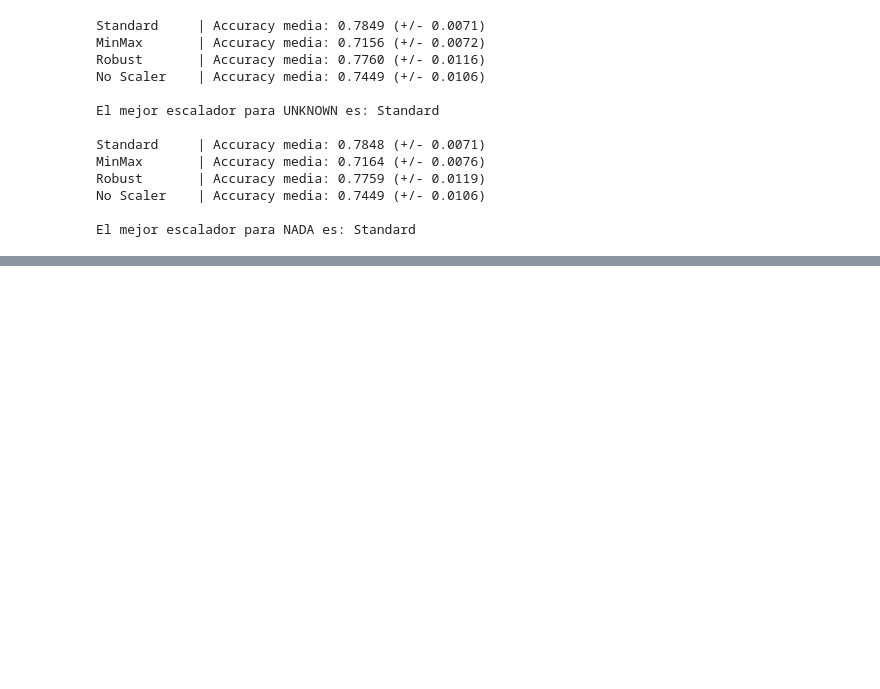
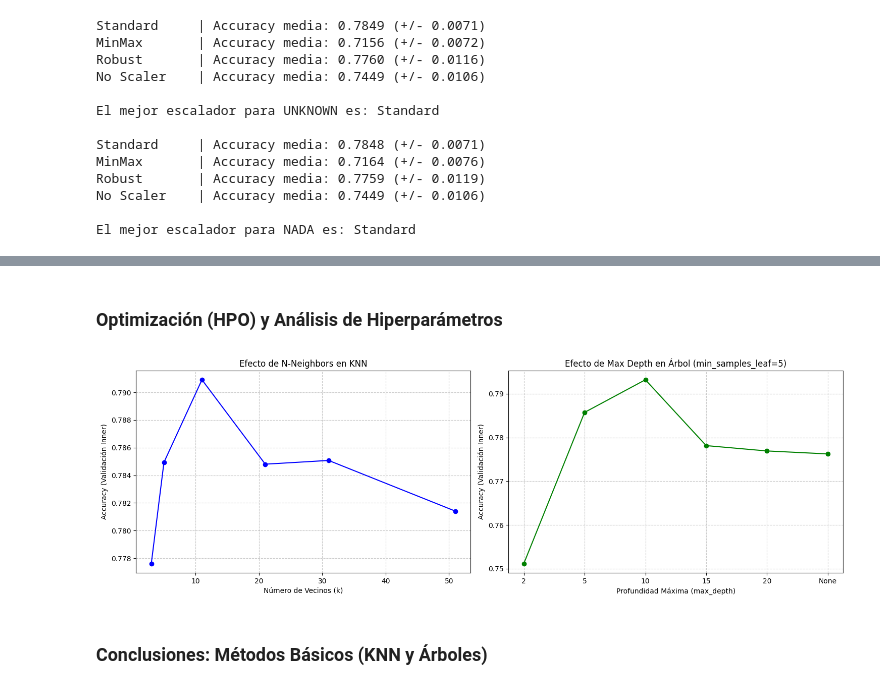
Before and after one commit to mmanchado6/P1_Machine_learning, a Jupyter notebook: Notebook.ipynb, the cells around one changed output, grey strips where cells are left out. Drawn from its saved outputs; the diff is of its cells as text; code cells hidden in the pictures; blank space fills up the shorter version.

Commit message:
Punto cuatro acabado (a falta de revisarlo todo bien)

```diff
--- a/Notebook.ipynb
+++ b/Notebook.ipynb
@@ -288,0 +361,36 @@ El mejor escalador para NADA es: Standard
+# %% [markdown]
+### Optimización (HPO) y Análisis de Hiperparámetros
+# %%
+# --- Visualización del efecto de parámetros (Punto 2.d) ---
+fig, ax = plt.subplots(1, 2, figsize=(15, 5))
+
+# 1. Gráfico KNN: Efecto del número de vecinos
+ax[0].plot(param_knn['model__n_neighbors'], grid_knn.cv_results_['mean_test_score'],
+           marker='o', linestyle='-', color='blue')
+ax[0].set_title('Efecto de N-Neighbors en KNN')
+ax[0].set_xlabel('Número de Vecinos (k)')
+ax[0].set_ylabel('Accuracy (Validación Inner)')
+ax[0].grid(True, linestyle='--', alpha=0.7)
+
+# 2. Gráfico Árbol: Efecto de la profundidad (Corregido)
+tree_results = pd.DataFrame(grid_tree.cv_results_)
+# Filtramos para mostrar solo los resultados con un valor fijo de min_samples_leaf (ej: 5)
+mask = tree_results['param_model__min_samples_leaf'] == 5
+best_leaf_results = tree_results[mask].copy()
+
+# Convertimos explícitamente a string y manejamos el valor 'None' para que no de error
+x_labels = best_leaf_results['param_model__max_depth'].apply(lambda x: 'None' if x is None else str(x))
+
+ax[1].plot(x_labels, best_leaf_results['mean_test_score'],
+           marker='o', linestyle='-', color='green')
+ax[1].set_title('Efecto de Max Depth en Árbol (min_samples_leaf=5)')
+ax[1].set_xlabel('Profundidad Máxima (max_depth)')
+ax[1].set_ylabel('Accuracy (Validación Inner)')
+ax[1].grid(True, linestyle='--', alpha=0.7)
+
+plt.tight_layout()
+plt.show()
+# %% [output]
+[figure, added]
+# %% [markdown]
+### Conclusiones: Métodos Básicos (KNN y Árboles)
```
Also changed, not shown: parts of 5 cells of this notebook, 1 other file.
